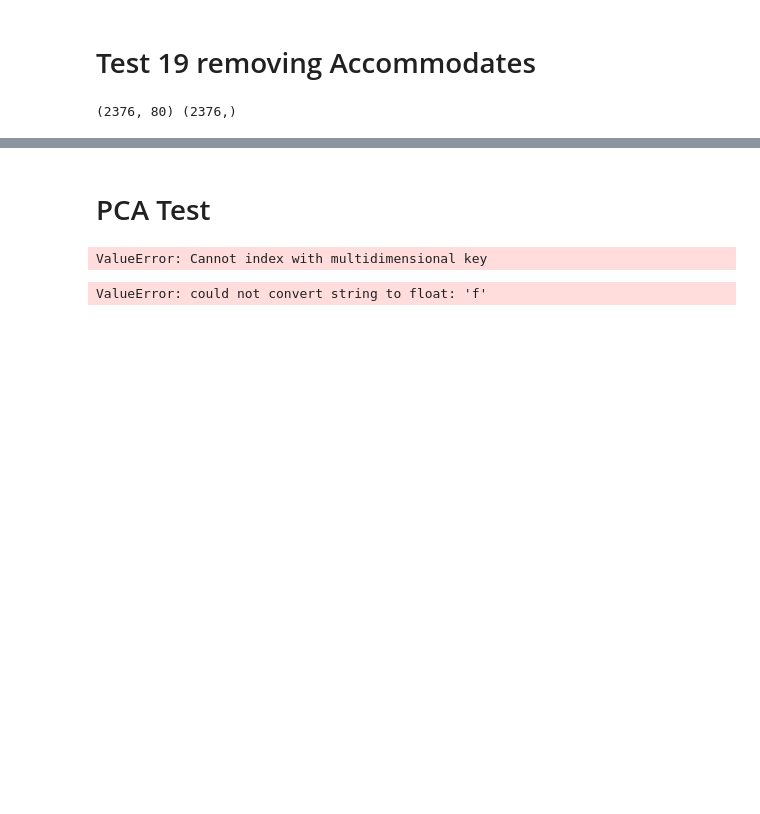
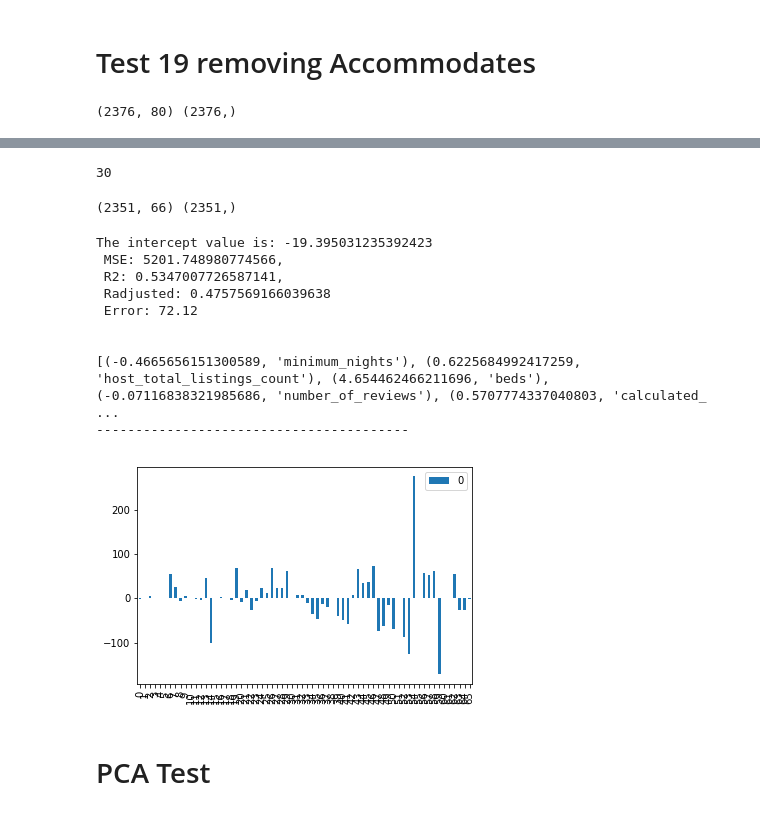
Before and after one commit to parmetd/Project-3-Airbnb-Pricing, a Jupyter notebook: Airbnb_EDA.ipynb, the cells around one changed output, grey strips where cells are left out. Cells and saved outputs as stored; diff of their text form; code cells hidden in the pictures; blank space fills up the shorter version.

```diff
--- a/Airbnb_EDA.ipynb
+++ b/Airbnb_EDA.ipynb
@@ -639,9 +731,14 @@ def lin_reg(X, y):
     print(f'The intercept value is: {model.intercept_}')
     predictions = model.predict(X_test)
     MSE = mean_squared_error(y_test, predictions)
+    Error = round(math.sqrt(MSE),2)
     r2 = model.score(X_test, y_test)
     r2a = 1 - (1-model.score(X_test, y_test))*(len(y_test)-1)/(len(y_test)-X_test.shape[1]-1)
-    print(f''' MSE: {MSE}, \n R2: {r2}, \n Radjusted: {r2a} \n \n''')
+#     results_dict[f"{X} {y} LR": f'Radjusted: {r2a} & Error: {Error}']
+    results_error_list.append(Error)
+    results_r2a_list.append(r2a)
+    model_test_list.append("LR")
+    print(f''' MSE: {MSE}, \n R2: {r2}, \n Radjusted: {r2a} \n Error: {Error} \n \n''')
     print([x for x in zip(model.coef_, X.columns)])
     print('----------------------------------------')
     pd.DataFrame(model.coef_).plot.bar()
@@ -1289,2 +1447,5 @@ The intercept value is: -100.34327528044861
 ----------------------------------------
 [figure]
+# %%
+entire_home = entire_home[entire_home['price'] <= 699]
+entire_home['price'].max()
@@ -1291,13 +1479,35 @@ The intercept value is: -100.34327528044861
+# %%
+entire_home = entire_home[entire_home['minimum_nights'] <= 31]
+entire_home['minimum_nights'].max()
+# %% [output]
+30
+# %%
+# Assign X (data) and y (target)
+# Model has no room types
+# Entire Home Per Night is the price
+# A30 included
+# Accommodates was removed
+# comfort was here by accident
+# City removed on testing
+X_t20 = entire_home[["minimum_nights", "host_total_listings_count", "beds", "number_of_reviews", "calculated_host_listings_count", "availability_30"
+                    ]].join(pd.get_dummies(entire_home[["host_is_superhost", "host_identity_verified", "property_type", "zipcode",
+ "cancellation_policy", "instant_bookable", "bathrooms", "bedrooms", "bed_type"]]))
+y_t20 = entire_home["price"]
+print(X_t20.shape, y_t20.shape)
+# %% [output]
+(2351, 66) (2351,)
+# %%
+lin_reg(X_t20, y_t20)
+# %% [output]
+The intercept value is: -19.395031235392423
+ MSE: 5201.748980774566,
+ R2: 0.5347007726587141,
+ Radjusted: 0.4757569166039638
+ Error: 72.12
+
+
+[(-0.4665656151300589, 'minimum_nights'), (0.6225684992417259, 'host_total_listings_count'), (4.654462466211696, 'beds'), (-0.07116838321985686, 'number_of_reviews'), (0.5707774337040803, 'calculated_ ...
+----------------------------------------
+[figure, added]
 # %% [markdown]
 # PCA Test
-# %%
-features = entire_home[["minimum_nights", "beds", "host_total_listings_count", "number_of_reviews", "calculated_host_listings_count", "availability_30",
- "comfort", "bathrooms", "bedrooms"]]
-x = entire_home.loc[:, features].values
-y = entire_home.loc[:,'price'].values
-# %% [output]
-ValueError: Cannot index with multidimensional key
-# %%
-x = StandardScaler().fit_transform(x)
-# %% [output]
-ValueError: could not convert string to float: 'f'
```
Also changed, not shown: parts of 81 cells of this notebook, 40 other files.
